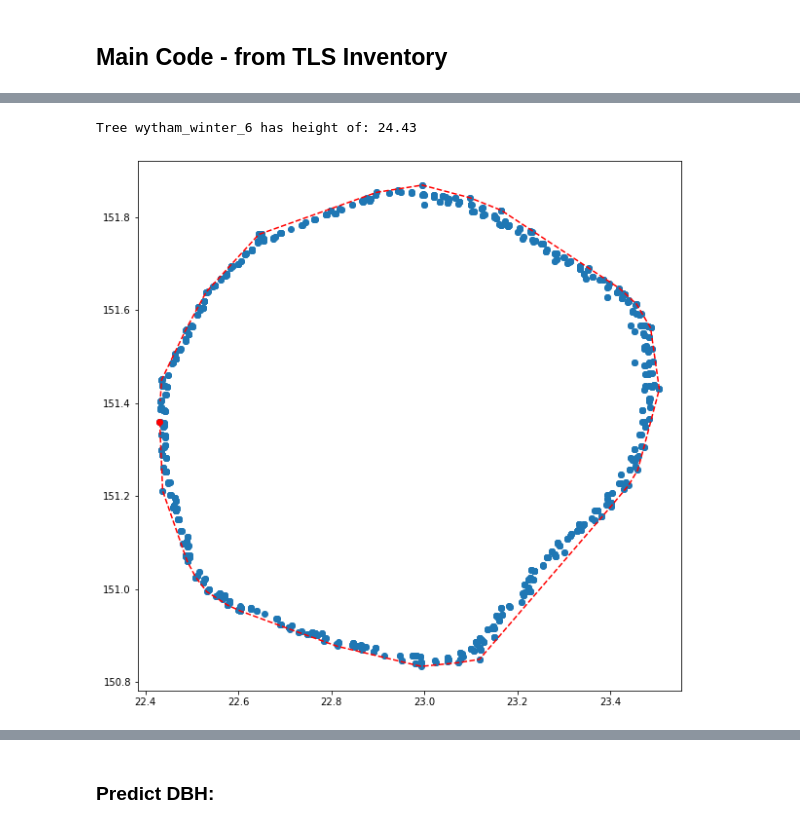
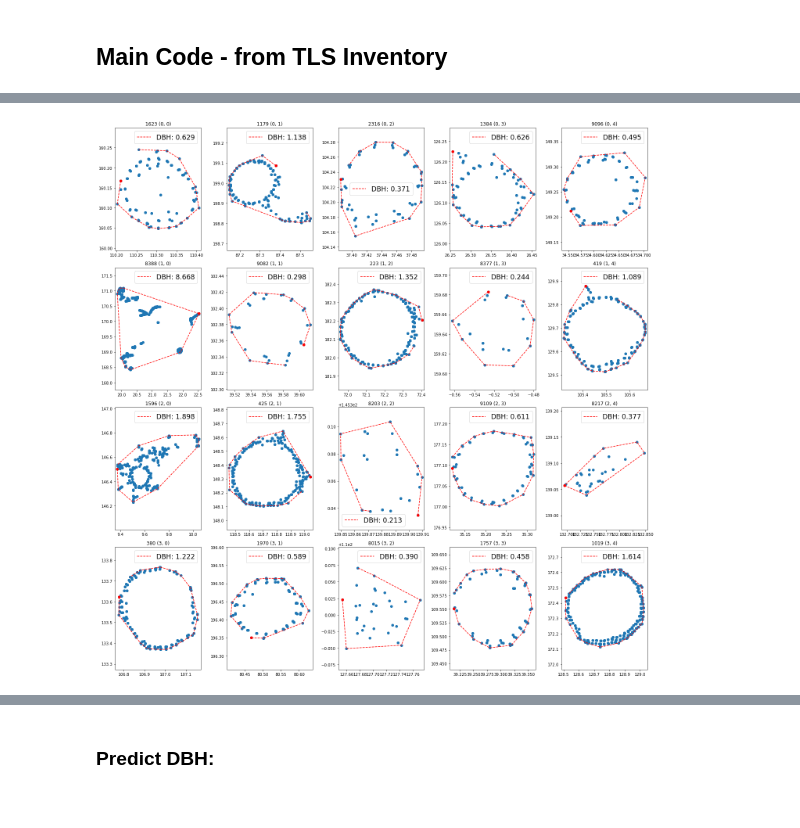
Before and after one commit to sabinenix/CloudDBH, a Jupyter notebook: CloudDBH.ipynb, the cells around one changed output, grey strips where cells are left out. Drawn from its saved outputs; the diff is of its cells as text; code cells hidden in the pictures.

Commit message:
Calculate + plot convex hull

```diff
--- a/CloudDBH.ipynb
+++ b/CloudDBH.ipynb
@@ -368,7 +386,7 @@ def averageQSM(treename,path_to_qsm): #this will calculate the average of multip
 # %% [markdown]
 ## Main Code - from TLS Inventory
 # %%
-pts_path = "/Users/snix/Documents/2021-2023/UCL/Dissertation/subset_data_ply"
+pts_path = "/Users/snix/Documents/2021-2023/UCL/Dissertation/DATA_clouds_ply"
 qsm_path = "/Users/snix/Documents/2021-2023/UCL/Dissertation/DATA_QSM_opt/"
 tree_csv_path = "/Users/snix/Documents/2021-2023/UCL/Dissertation/Calders Et Al/analysis_and_figures/trees_summary.csv"
 # %%
@@ -412,36 +432,72 @@ for tree in trees:
 # %%
 # calculate convex hull
 from scipy.spatial import ConvexHull, convex_hull_plot_2d
+import gc
 
-for tree in singlestemmed:
-    treeID = tree.split("/")[-1].split(".")[0]
+# determine number of rows to plot figures
+nplots = len(singlestemmed[0:20])
 
-    #get DBH from full cloud to preserve max number of hits on stem slice
-    pts = load_pts(tree,False,False)
+ncols = 5
+if(nplots % ncols) != 0:
+    nrows = int(nplots / ncols + 1)
+else:
+    nrows = int(nplots / ncols)
 
-    height = pts['z'].max() - pts['z'].min()
+# initiate figure with nrows and ncols
+fig, axs = plt.subplots(nrows, ncols, figsize=(20,20))
 
-    print(f'Tree {treeID} has height of: {height:.2f}')
+# initiate row, column, tree indices to 0
+rowind = 0
+colind = 0
+treeind = 0
 
-    # extract part of df with z values between 1.27 and 1.33 m (DBH limits) - Tansey et al. 2009, Calders et al. 2015
-    # assuming that lowest z point is the ground
-    pts_dbh = pts[(pts['z'] > pts['z'].min() + 1.27) & (pts['z'] < pts['z'].min() + 1.33)]
+# initialize empty lists of tree numbers and dbhs
+tree_list = []
+dbh_list = []
 
-    xy_dbh = pts_dbh[['x', 'y']]
+# loop through trees, calculate dbh, plot
+for tree in singlestemmed[0:20]:
+        # Get treeID
+        tree_num = tree.split("_")[-1].split(".")[0]
+        tree_list.append(tree_num)
 
-    xy_dbh_arr = np.asarray(xy_dbh)
+        #get DBH from full cloud to preserve max number of hits on stem slice
+        pts = load_pts(tree,False,False)
 
-    dbh = ConvexHull(xy_dbh_arr)
+        # calculate height of tree - can filter here
+        #height = pts['z'].max() - pts['z'].min()
+        #print(f'Tree {treeID} has height of: {height:.2f}')
 
-    plt.figure(figsize=(10,10))
-    plt.axis('equal')
+        # extract part of df with z values between 1.27 and 1.33 m (DBH limits) - Tansey et al. 2009, Calders et al. 2015
+        # assuming that lowest z point is the ground
+        pts_dbh = pts[(pts['z'] > pts['z'].min() + 1.27) & (pts['z'] < pts['z'].min() + 1.33)]
+        del pts
+        gc.collect()
 
-    #plt.scatter(xy_pts_dbh['x'], xy_pts_dbh['y'])
+        xy_dbh = pts_dbh[['x', 'y']]
 
-    plt.scatter(xy_dbh['x'], xy_dbh['y'])
-    plt.plot(xy_dbh_arr[dbh.vertices,0], xy_dbh_arr[dbh.vertices,1], 'r--')
-    plt.plot(xy_dbh_arr[dbh.vertices[0],0], xy_dbh_arr[dbh.vertices[0],1], 'ro', lw=50)
-    plt.show()
+        xy_dbh_arr = np.asarray(xy_dbh)
+
+        # Calculate DBH (convex hull) using scipy ConvexHull
+        dbh = ConvexHull(xy_dbh_arr)
+        dbh_list.append(dbh.area)
+
+        # plot
+        axs[rowind, colind].scatter(xy_dbh['x'], xy_dbh['y']) # TLS points cross section
+        axs[rowind, colind].plot(xy_dbh_arr[dbh.vertices,0], xy_dbh_arr[dbh.vertices,1], 'r--', label=f"DBH: {dbh.area:.3f}") # DBH (convex hull)
+        axs[rowind, colind].plot(xy_dbh_arr[dbh.vertices[0],0], xy_dbh_arr[dbh.vertices[0],1], 'ro', lw=50) # origin point
+        axs[rowind, colind].set_title(f'{tree_num} ({rowind}, {colind})')
+        axs[rowind, colind].legend(fontsize='xx-large')
+        axs[rowind, colind].axis('equal')
+        fig.tight_layout()
+
+        # increase tree index to get to next tree
+        treeind += 1
+
+        if (treeind % ncols) != 0:
+            colind += 1
+        else:
+            rowind +=1
+            colind = 0
 # %% [output]
-Tree wytham_winter_6 has height of: 24.43
-[figure, old version]
+[figure, new version]
```
Also changed, not shown: parts of 5 cells of this notebook.
